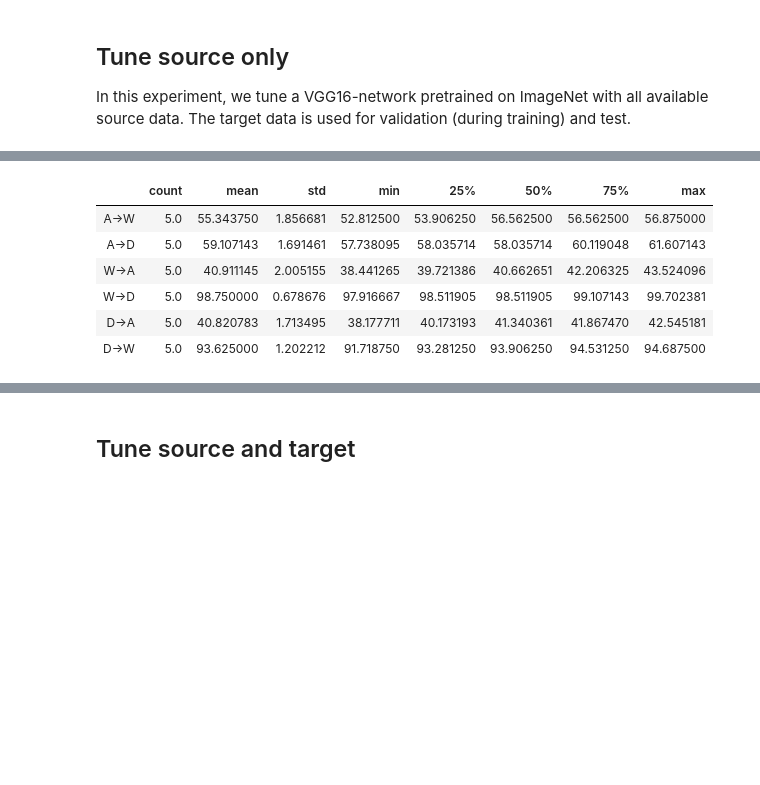
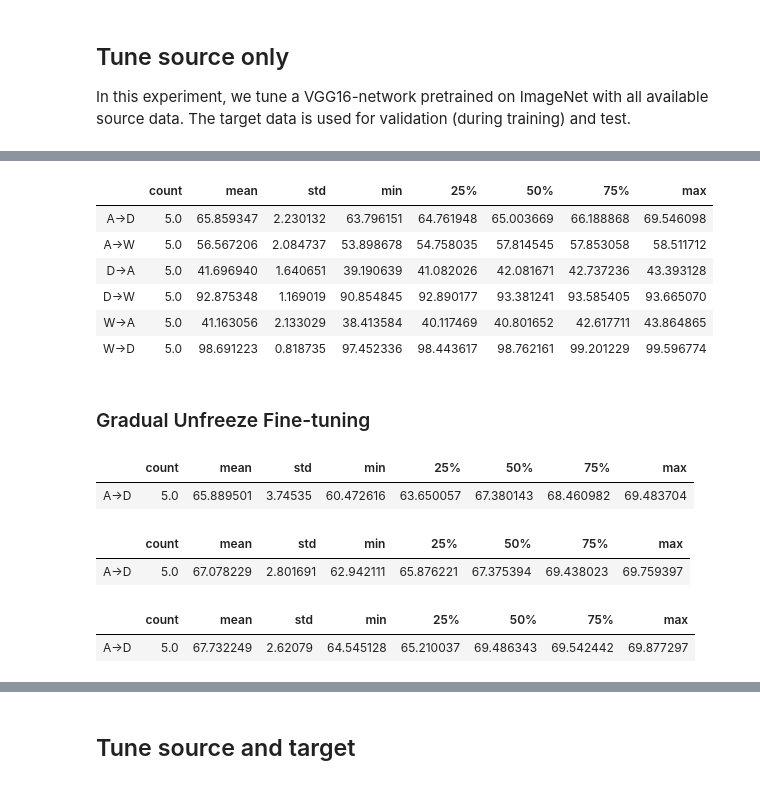
Before and after one commit to LukasHedegaard/dage, a Jupyter notebook: notebooks/test-eval.ipynb, the cells around one changed output, grey strips where cells are left out. Drawn from its saved outputs; the diff is of its cells as text; code cells hidden in the pictures; blank space fills up the shorter version.

```diff
--- a/notebooks/test-eval.ipynb
+++ b/notebooks/test-eval.ipynb
@@ -22,15 +24,15 @@ def load_cls_rep_paths_new(
     method,
     experiment_id,
     prefix=None,
-    config_key=None,
-    config_value=None,
+    config_dict={},
 ):
     d = RUNS_DIR / method / experiment_id
     paths = []
     for item in d.glob('*'):
         if (item.is_dir()):
-            if config_key:
-                if not (config_value == load_json(item / 'config.json')[config_key]):
+            if config_dict:
+                config = load_json(item / 'config.json')
+                if not all([config[k]==v for k,v in config_dict.items()]):
                     continue
             if prefix:
                 if not item.name.startswith(prefix):
@@ -53,19 +55,24 @@ def get_score_new(
     )
     return score
 
+
 def get_score_combinations_new(
     method,
     experiment_id,
     config_key=None,
     config_value=None,
+    config_dict={},
     domains=['A','W','D'],
     metric:str='recall',
-    avg_types=['weighted avg'],
+    avg_types=['macro avg'],
 ):
+    if config_key and config_value:
+        config_key_value[config_key] = config_value
+
     combos = [c for c in itertools.product(domains, repeat=2) if c[0] != c[1]]
     scores = [
         get_score_new(
-            report_paths=load_cls_rep_paths_new(method, experiment_id, '{}{}'.format(c[0],c[1]), config_key, config_value),
+            report_paths=load_cls_rep_paths_new(method, experiment_id, '{}{}'.format(c[0],c[1]), config_dict),
             metric=metric,
             avg_types=avg_types,
             map_col_name=lambda n: '{}->{}'.format(c[0],c[1]),
@@ -134,3 +141,18 @@ def get_score_combinations(
         for c in combos
     ]
     return pd.concat(scores, sort=False)
+
+
+def present(df, name):
+    df = df.describe().T[['mean','std']]
+    tot_mean = df.mean()[['mean']]
+
+    toStr = lambda s: f'{s:.2f}'
+    df = df['mean'].map(toStr) + ' ±' + df['std'].map(toStr)
+    df = pd.concat([df,tot_mean[['mean']]])
+    return pd.DataFrame(df, columns=[name]).T
+
+
+def highlight_max(s):
+    is_max = s == s.max()
+    return ['font-weight: bold' if v else '' for v in is_max]
@@ -165,24 +1053,53 @@ tune_source_no_aug_scores.describe().T
 # %%
 # with augmentation
 # tune_source_scores = get_score_combinations(
 #     suffix='tune_source',
 #     domains=['A','W','D'],
 #     avg_types=['macro avg'],
 #     from_date='20191022103424',
 #     to_date='20191022142437'
 # )*100
 # tune_source_scores.describe().T
 
 tune_source_scores = get_score_combinations_new(
     method='tune_source',
     experiment_id='tune_source_with_aug',
 )*100
-tune_source_scores.describe().T
+tune_source_scores.describe().T.sort_index()
 # %% [output]
 |  | count | mean | std | min | 25% | 50% | 75% | max |
-| A->W | 5.0 | 55.343750 | 1.856681 | 52.812500 | 53.906250 | 56.562500 | 56.562500 | 56.875000 |
-| A->D | 5.0 | 59.107143 | 1.691461 | 57.738095 | 58.035714 | 58.035714 | 60.119048 | 61.607143 |
-| W->A | 5.0 | 40.911145 | 2.005155 | 38.441265 | 39.721386 | 40.662651 | 42.206325 | 43.524096 |
-| W->D | 5.0 | 98.750000 | 0.678676 | 97.916667 | 98.511905 | 98.511905 | 99.107143 | 99.702381 |
-| D->A | 5.0 | 40.820783 | 1.713495 | 38.177711 | 40.173193 | 41.340361 | 41.867470 | 42.545181 |
-| D->W | 5.0 | 93.625000 | 1.202212 | 91.718750 | 93.281250 | 93.906250 | 94.531250 | 94.687500 |
+| A->D | 5.0 | 65.859347 | 2.230132 | 63.796151 | 64.761948 | 65.003669 | 66.188868 | 69.546098 |
+| A->W | 5.0 | 56.567206 | 2.084737 | 53.898678 | 54.758035 | 57.814545 | 57.853058 | 58.511712 |
+| D->A | 5.0 | 41.696940 | 1.640651 | 39.190639 | 41.082026 | 42.081671 | 42.737236 | 43.393128 |
+| D->W | 5.0 | 92.875348 | 1.169019 | 90.854845 | 92.890177 | 93.381241 | 93.585405 | 93.665070 |
+| W->A | 5.0 | 41.163056 | 2.133029 | 38.413584 | 40.117469 | 40.801652 | 42.617711 | 43.864865 |
+| W->D | 5.0 | 98.691223 | 0.818735 | 97.452336 | 98.443617 | 98.762161 | 99.201229 | 99.596774 |
+# %% [markdown]
+### Gradual Unfreeze Fine-tuning
+# %%
+ft_src_grad_unf_0_vgg16 = get_score_combinations_new(
+    method='tune_source',
+    experiment_id='gradual_unfreeze_vgg16_0',
+)*100
+ft_src_grad_unf_0_vgg16.describe().T
+# %% [output]
+|  | count | mean | std | min | 25% | 50% | 75% | max |
+| A->D | 5.0 | 65.889501 | 3.74535 | 60.472616 | 63.650057 | 67.380143 | 68.460982 | 69.483704 |
+# %%
+ft_src_grad_unf_2_vgg16 = get_score_combinations_new(
+    method='tune_source',
+    experiment_id='gradual_unfreeze_vgg16_2',
+)*100
+ft_src_grad_unf_2_vgg16.describe().T
+# %% [output]
+|  | count | mean | std | min | 25% | 50% | 75% | max |
+| A->D | 5.0 | 67.078229 | 2.801691 | 62.942111 | 65.876221 | 67.375394 | 69.438023 | 69.759397 |
+# %%
+ft_src_grad_unf_3_vgg16 = get_score_combinations_new(
+    method='tune_source',
+    experiment_id='gradual_unfreeze_vgg16_3',
+)*100
+ft_src_grad_unf_3_vgg16.describe().T
+# %% [output]
+|  | count | mean | std | min | 25% | 50% | 75% | max |
+| A->D | 5.0 | 67.732249 | 2.62079 | 64.545128 | 65.210037 | 69.486343 | 69.542442 | 69.877297 |
```
Also changed, not shown: parts of 169 cells of this notebook.
